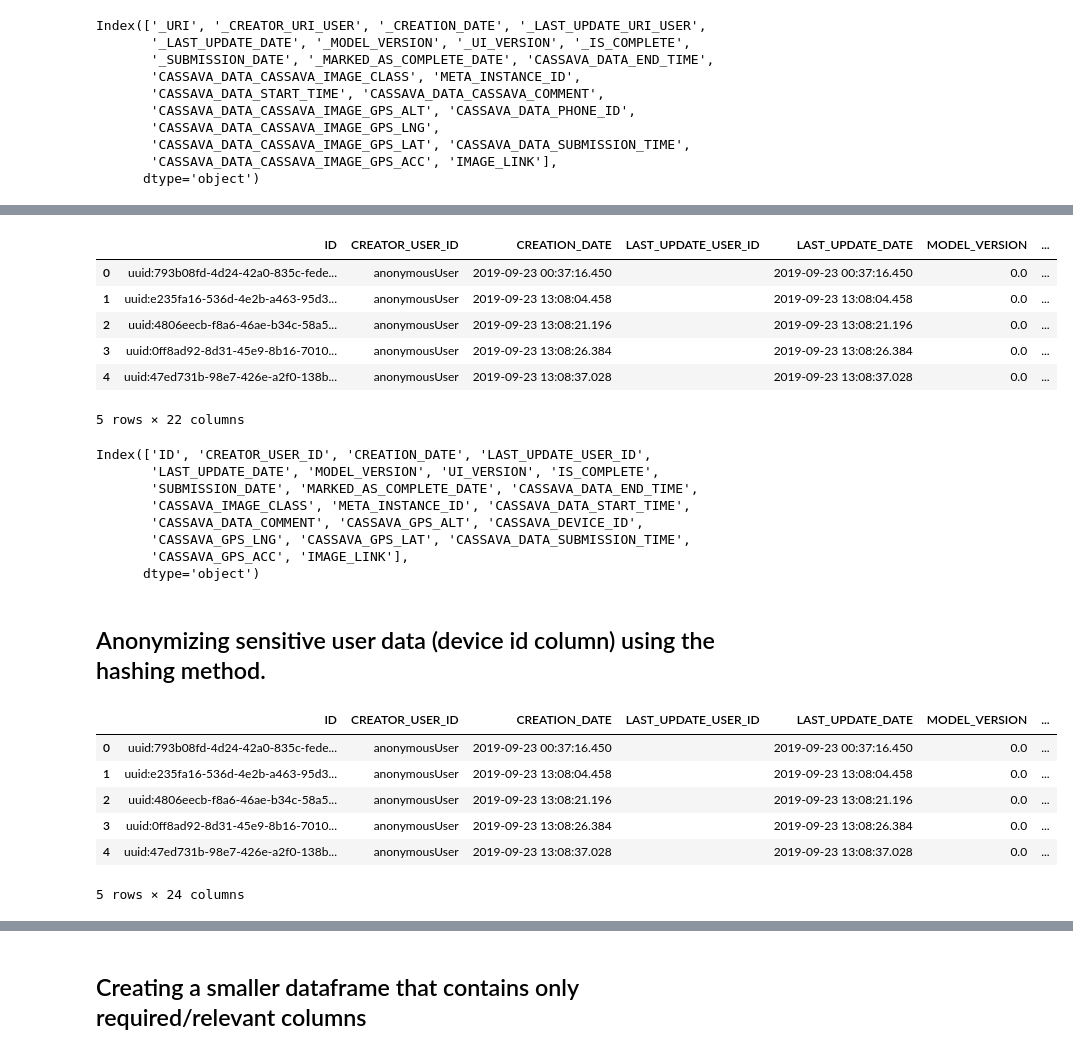
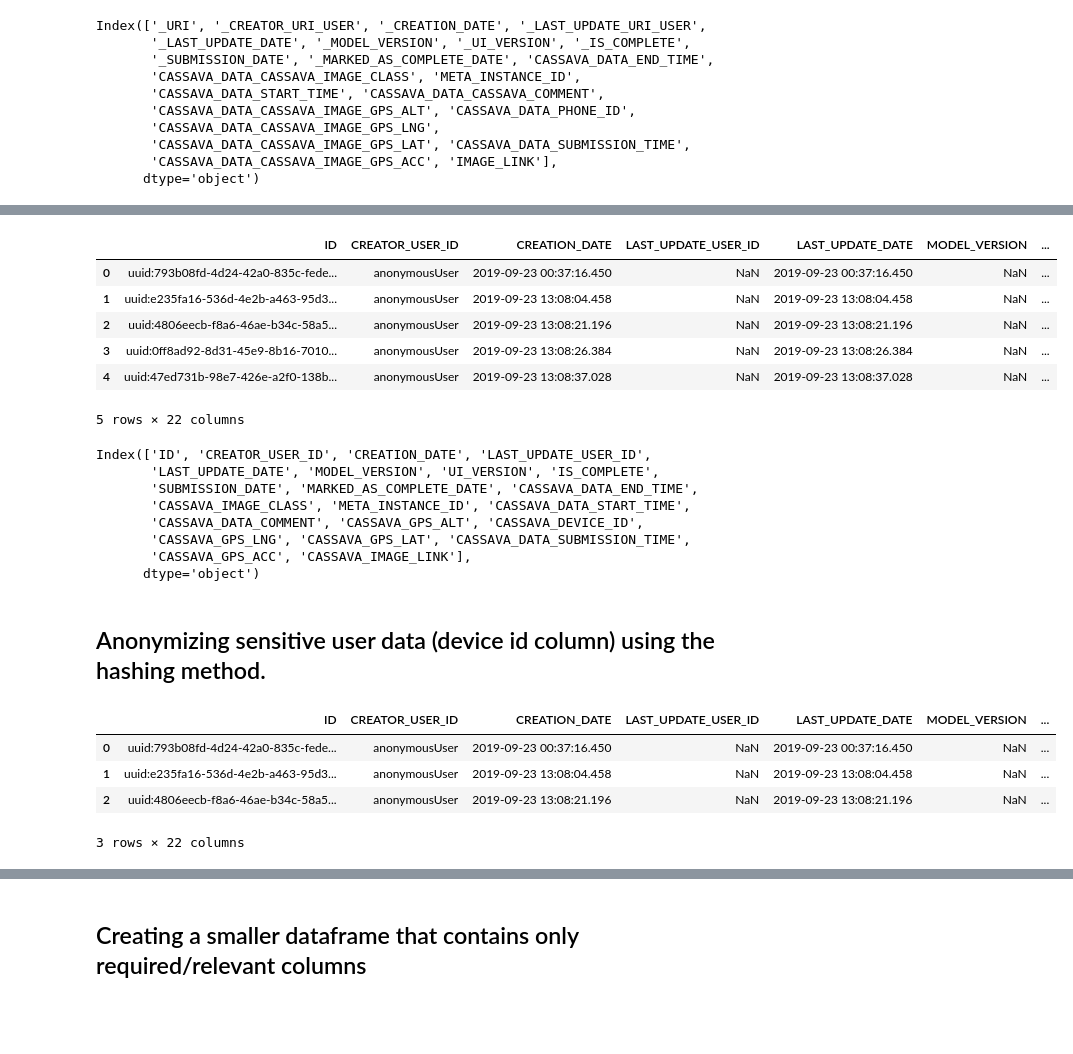
Before and after one commit to dnajjuma/Diana-Cassava-dataset, a Jupyter notebook: CASSAVA2.ipynb, the cells around one changed output, grey strips where cells are left out. Cells and saved outputs as stored; diff of their text form; code cells hidden in the pictures; blank space fills up the shorter version.

```diff
--- a/CASSAVA2.ipynb
+++ b/CASSAVA2.ipynb
@@ -167,15 +176,15 @@ cassava.rename(columns={'_URI':'ID','_CREATOR_URI_USER':'CREATOR_USER_ID','_CREA
                        '_UI_VERSION':'UI_VERSION','_IS_COMPLETE':'IS_COMPLETE','_SUBMISSION_DATE':'SUBMISSION_DATE',
                        '_MARKED_AS_COMPLETE_DATE':'MARKED_AS_COMPLETE_DATE','CASSAVA_DATA_CASSAVA_IMAGE_CLASS':'CASSAVA_IMAGE_CLASS','CASSAVA_DATA_CASSAVA_COMMENT':'CASSAVA_DATA_COMMENT',
                        'CASSAVA_DATA_PHONE_ID':'CASSAVA_DEVICE_ID','CASSAVA_DATA_CASSAVA_IMAGE_GPS_ALT':'CASSAVA_GPS_ALT','CASSAVA_DATA_CASSAVA_IMAGE_GPS_LNG':'CASSAVA_GPS_LNG',
-                       'CASSAVA_DATA_CASSAVA_IMAGE_GPS_LAT':'CASSAVA_GPS_LAT','CASSAVA_DATA_CASSAVA_IMAGE_GPS_ACC':'CASSAVA_GPS_ACC'}, inplace=True)
+                       'CASSAVA_DATA_CASSAVA_IMAGE_GPS_LAT':'CASSAVA_GPS_LAT','CASSAVA_DATA_CASSAVA_IMAGE_GPS_ACC':'CASSAVA_GPS_ACC', 'IMAGE_LINK':'CASSAVA_IMAGE_LINK'}, inplace=True)
 cassava.head()
 # %% [output]
 |  | ID | CREATOR_USER_ID | CREATION_DATE | LAST_UPDATE_USER_ID | LAST_UPDATE_DATE | MODEL_VERSION | ... |
-| 0 | uuid:793b08fd-4d24-42a0-835c-fede... | anonymousUser | 2019-09-23 00:37:16.450 |  | 2019-09-23 00:37:16.450 | 0.0 | ... |
-| 1 | uuid:e235fa16-536d-4e2b-a463-95d3... | anonymousUser | 2019-09-23 13:08:04.458 |  | 2019-09-23 13:08:04.458 | 0.0 | ... |
-| 2 | uuid:4806eecb-f8a6-46ae-b34c-58a5... | anonymousUser | 2019-09-23 13:08:21.196 |  | 2019-09-23 13:08:21.196 | 0.0 | ... |
-| 3 | uuid:0ff8ad92-8d31-45e9-8b16-7010... | anonymousUser | 2019-09-23 13:08:26.384 |  | 2019-09-23 13:08:26.384 | 0.0 | ... |
-| 4 | uuid:47ed731b-98e7-426e-a2f0-138b... | anonymousUser | 2019-09-23 13:08:37.028 |  | 2019-09-23 13:08:37.028 | 0.0 | ... |
+| 0 | uuid:793b08fd-4d24-42a0-835c-fede... | anonymousUser | 2019-09-23 00:37:16.450 | NaN | 2019-09-23 00:37:16.450 | NaN | ... |
+| 1 | uuid:e235fa16-536d-4e2b-a463-95d3... | anonymousUser | 2019-09-23 13:08:04.458 | NaN | 2019-09-23 13:08:04.458 | NaN | ... |
+| 2 | uuid:4806eecb-f8a6-46ae-b34c-58a5... | anonymousUser | 2019-09-23 13:08:21.196 | NaN | 2019-09-23 13:08:21.196 | NaN | ... |
+| 3 | uuid:0ff8ad92-8d31-45e9-8b16-7010... | anonymousUser | 2019-09-23 13:08:26.384 | NaN | 2019-09-23 13:08:26.384 | NaN | ... |
+| 4 | uuid:47ed731b-98e7-426e-a2f0-138b... | anonymousUser | 2019-09-23 13:08:37.028 | NaN | 2019-09-23 13:08:37.028 | NaN | ... |
 5 rows × 22 columns
 # %%
 #to view new column names
@@ -187,20 +196,18 @@ Index(['ID', 'CREATOR_USER_ID', 'CREATION_DATE', 'LAST_UPDATE_USER_ID',
        'CASSAVA_IMAGE_CLASS', 'META_INSTANCE_ID', 'CASSAVA_DATA_START_TIME',
        'CASSAVA_DATA_COMMENT', 'CASSAVA_GPS_ALT', 'CASSAVA_DEVICE_ID',
        'CASSAVA_GPS_LNG', 'CASSAVA_GPS_LAT', 'CASSAVA_DATA_SUBMISSION_TIME',
-       'CASSAVA_GPS_ACC', 'IMAGE_LINK'],
+       'CASSAVA_GPS_ACC', 'CASSAVA_IMAGE_LINK'],
       dtype='object')
 # %% [markdown]
 ## Anonymizing sensitive user data (device id column) using the hashing method.
 # %%
 cassava['CASSAVA_DEVICE_ID'] = [hashlib.sha1(str.encode(str(i))).hexdigest() for i in cassava['CASSAVA_DEVICE_ID']]
-display(cassava.head())
+display(cassava.head(3))
 # %% [output]
 |  | ID | CREATOR_USER_ID | CREATION_DATE | LAST_UPDATE_USER_ID | LAST_UPDATE_DATE | MODEL_VERSION | ... |
-| 0 | uuid:793b08fd-4d24-42a0-835c-fede... | anonymousUser | 2019-09-23 00:37:16.450 |  | 2019-09-23 00:37:16.450 | 0.0 | ... |
-| 1 | uuid:e235fa16-536d-4e2b-a463-95d3... | anonymousUser | 2019-09-23 13:08:04.458 |  | 2019-09-23 13:08:04.458 | 0.0 | ... |
-| 2 | uuid:4806eecb-f8a6-46ae-b34c-58a5... | anonymousUser | 2019-09-23 13:08:21.196 |  | 2019-09-23 13:08:21.196 | 0.0 | ... |
-| 3 | uuid:0ff8ad92-8d31-45e9-8b16-7010... | anonymousUser | 2019-09-23 13:08:26.384 |  | 2019-09-23 13:08:26.384 | 0.0 | ... |
-| 4 | uuid:47ed731b-98e7-426e-a2f0-138b... | anonymousUser | 2019-09-23 13:08:37.028 |  | 2019-09-23 13:08:37.028 | 0.0 | ... |
+| 0 | uuid:793b08fd-4d24-42a0-835c-fede... | anonymousUser | 2019-09-23 00:37:16.450 | NaN | 2019-09-23 00:37:16.450 | NaN | ... |
+| 1 | uuid:e235fa16-536d-4e2b-a463-95d3... | anonymousUser | 2019-09-23 13:08:04.458 | NaN | 2019-09-23 13:08:04.458 | NaN | ... |
+| 2 | uuid:4806eecb-f8a6-46ae-b34c-58a5... | anonymousUser | 2019-09-23 13:08:21.196 | NaN | 2019-09-23 13:08:21.196 | NaN | ... |
-5 rows × 24 columns
+3 rows × 22 columns
 # %%
 # drop the meta_instance_id column because it has same meaning as the ID/URI column
```
Also changed, not shown: parts of 102 cells of this notebook.
